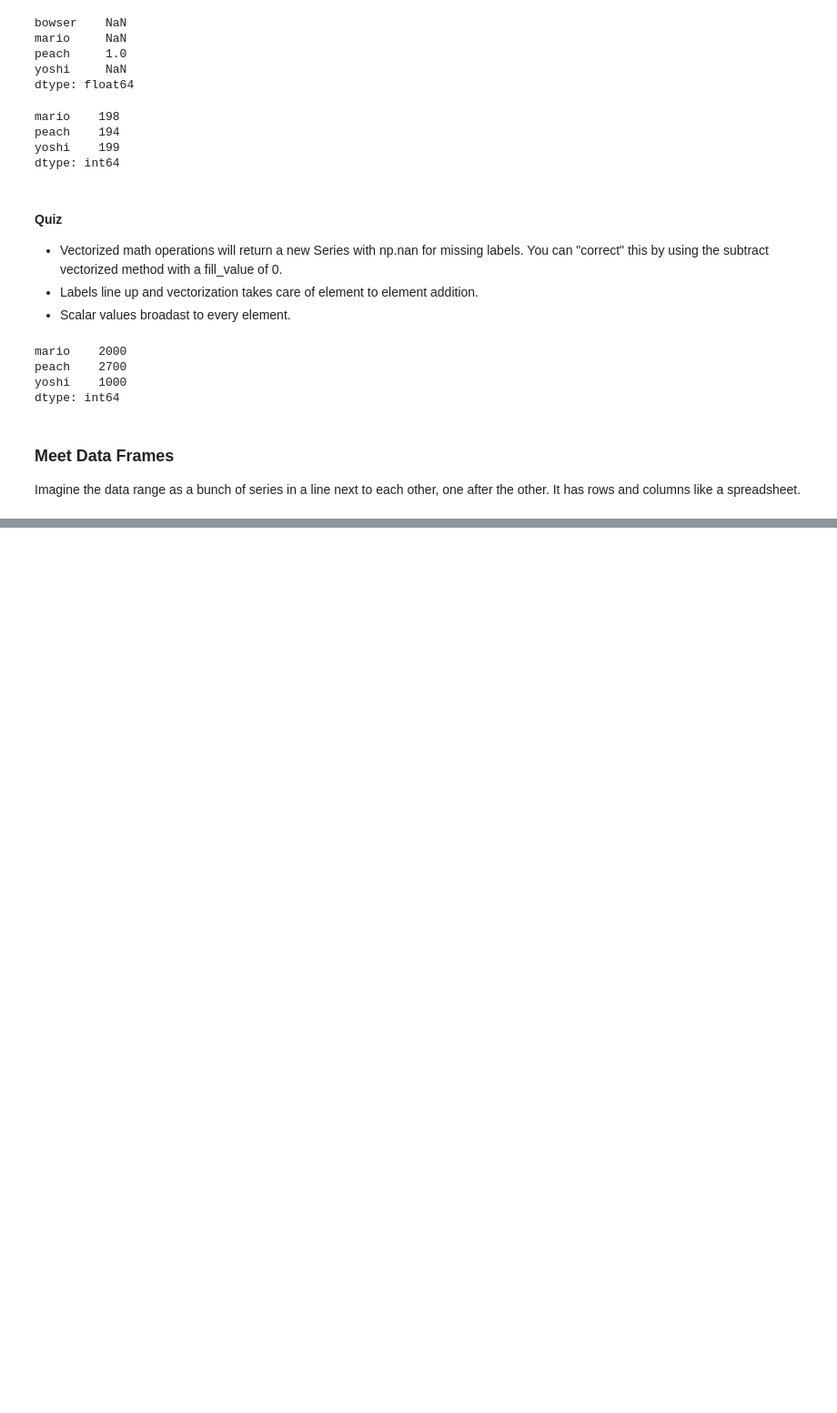
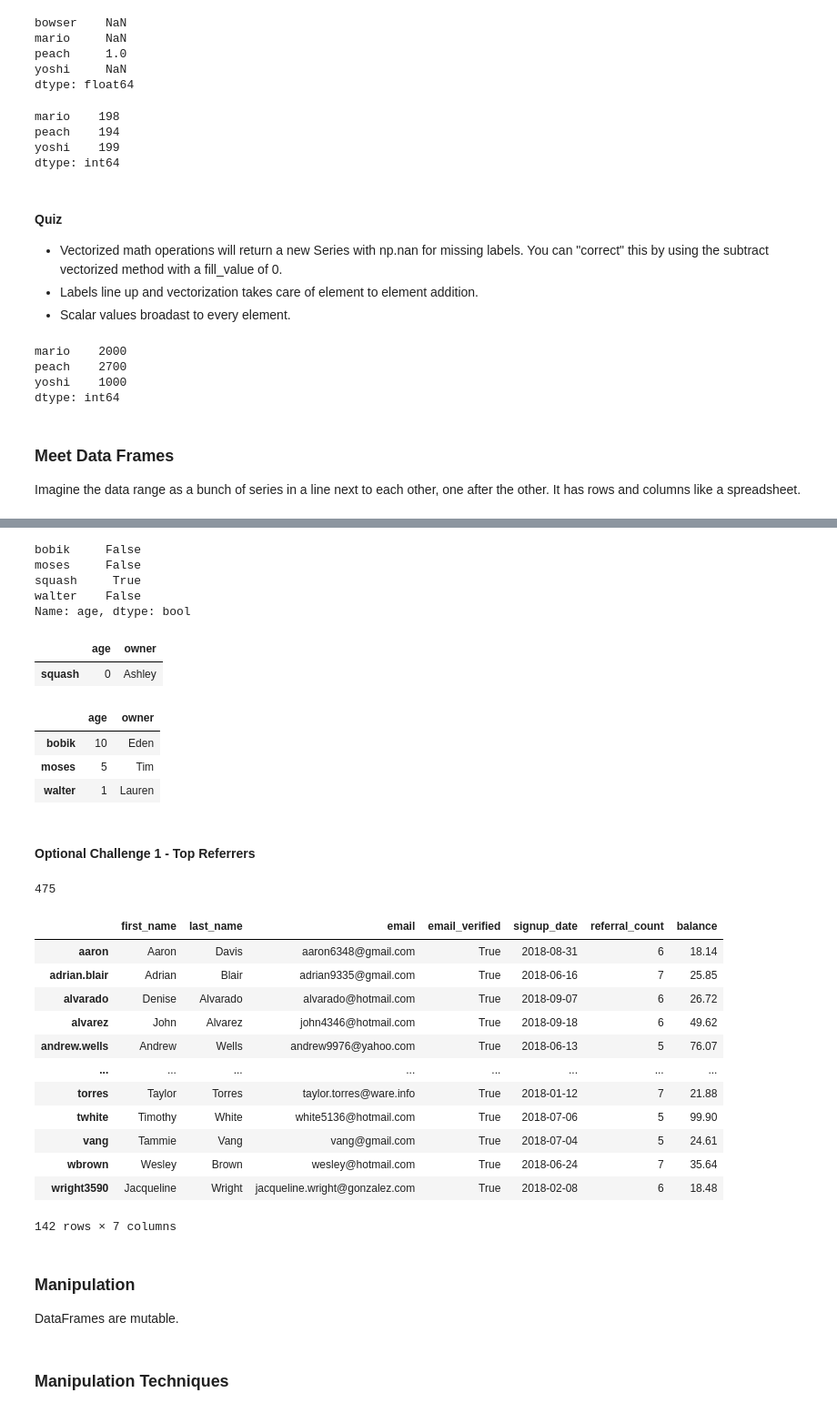
Before and after one commit to robertfg/python-coursework, a Jupyter notebook: Data Libraries/pandas.ipynb, the cells around one changed output, grey strips where cells are left out. Shown at 91% size. Drawn from its saved outputs; the diff is of its cells as text; code cells hidden in the pictures; blank space fills up the shorter version.

```diff
--- a/Data Libraries/pandas.ipynb
+++ b/Data Libraries/pandas.ipynb
@@ -174,0 +294,6 @@ Imagine the data range as a bunch of series in a line next to each other, one af
+# %%
+# THIS WORKED HERE, BUT I HAD TO ELIMINATE THE DASHES FOR LATER USE:
+# users = pd.read_csv(os.path.join('python-introducing-pandas', 'data', 'users.csv'), index_col=0)
+
+users = pd.read_csv(os.path.join('pythonintroducingpandas', 'data', 'users.csv'), index_col=0)
+len(users)
@@ -174,0 +312,73 @@ Imagine the data range as a bunch of series in a line next to each other, one af
+# %%
+is_puppy = office_dogs.age <= 0
+is_puppy
+# %% [output]
+bobik     False
+moses     False
+squash     True
+walter    False
+Name: age, dtype: bool
+# %%
+puppies = office_dogs[is_puppy]
+puppies
+# %% [output]
+|  | age | owner |
+| squash | 0 | Ashley |
+# %%
+mature_dogs = office_dogs[~is_puppy]
+mature_dogs
+# %% [output]
+|  | age | owner |
+| bobik | 10 | Eden |
+| moses | 5 | Tim |
+| walter | 1 | Lauren |
+# %% [markdown]
+#### Optional Challenge 1 - Top Referrers
+# %%
+# Setup
+# import os
+# import pandas as pd
+
+# DOESN'T WORK:
+#tmp = os.path.join('python-introducing-pandas', 'tests', 'helpers.py')
+#from tmp import check
+
+# CAN'T HAVE DASHES:
+#from python-introducing-pandas\tests.helpers import check
+
+from pythonintroducingpandas.tests.helpers import check
+
+pd.options.display.max_rows = 10
+# users = pd.read_csv(os.path.join('data', 'users.csv'), index_col=0)
+
+# Pop out a quick sanity check
+len(users)
+# %% [output]
+475
+# %%
+## CHALLENGE - Find the top referrers ##
+# TODO: Select users that have a referral count greater than or equal to 5 and have verified emails
+# top_referrers_index = users['referral_count'] >=5
+users[(users['referral_count'] >= 5) & (users['email_verified'] == True)]
+
+# Return the dataframe
+# users[top_referrers_index]
+# %% [output]
+|  | first_name | last_name | email | email_verified | signup_date | referral_count | balance |
+| aaron | Aaron | Davis | aaron6348@gmail.com | True | 2018-08-31 | 6 | 18.14 |
+| adrian.blair | Adrian | Blair | adrian9335@gmail.com | True | 2018-06-16 | 7 | 25.85 |
+| alvarado | Denise | Alvarado | alvarado@hotmail.com | True | 2018-09-07 | 6 | 26.72 |
+| alvarez | John | Alvarez | john4346@hotmail.com | True | 2018-09-18 | 6 | 49.62 |
+| andrew.wells | Andrew | Wells | andrew9976@yahoo.com | True | 2018-06-13 | 5 | 76.07 |
+| ... | ... | ... | ... | ... | ... | ... | ... |
+| torres | Taylor | Torres | taylor.torres@ware.info | True | 2018-01-12 | 7 | 21.88 |
+| twhite | Timothy | White | white5136@hotmail.com | True | 2018-07-06 | 5 | 99.90 |
+| vang | Tammie | Vang | vang@gmail.com | True | 2018-07-04 | 5 | 24.61 |
+| wbrown | Wesley | Brown | wesley@hotmail.com | True | 2018-06-24 | 7 | 35.64 |
+| wright3590 | Jacqueline | Wright | jacqueline.wright@gonzalez.com | True | 2018-02-08 | 6 | 18.48 |
+142 rows × 7 columns
+# %% [markdown]
+### Manipulation
+DataFrames are mutable.
+# %% [markdown]
+### Manipulation Techniques
```
Also changed, not shown: parts of 54 cells of this notebook, 6 other files.
